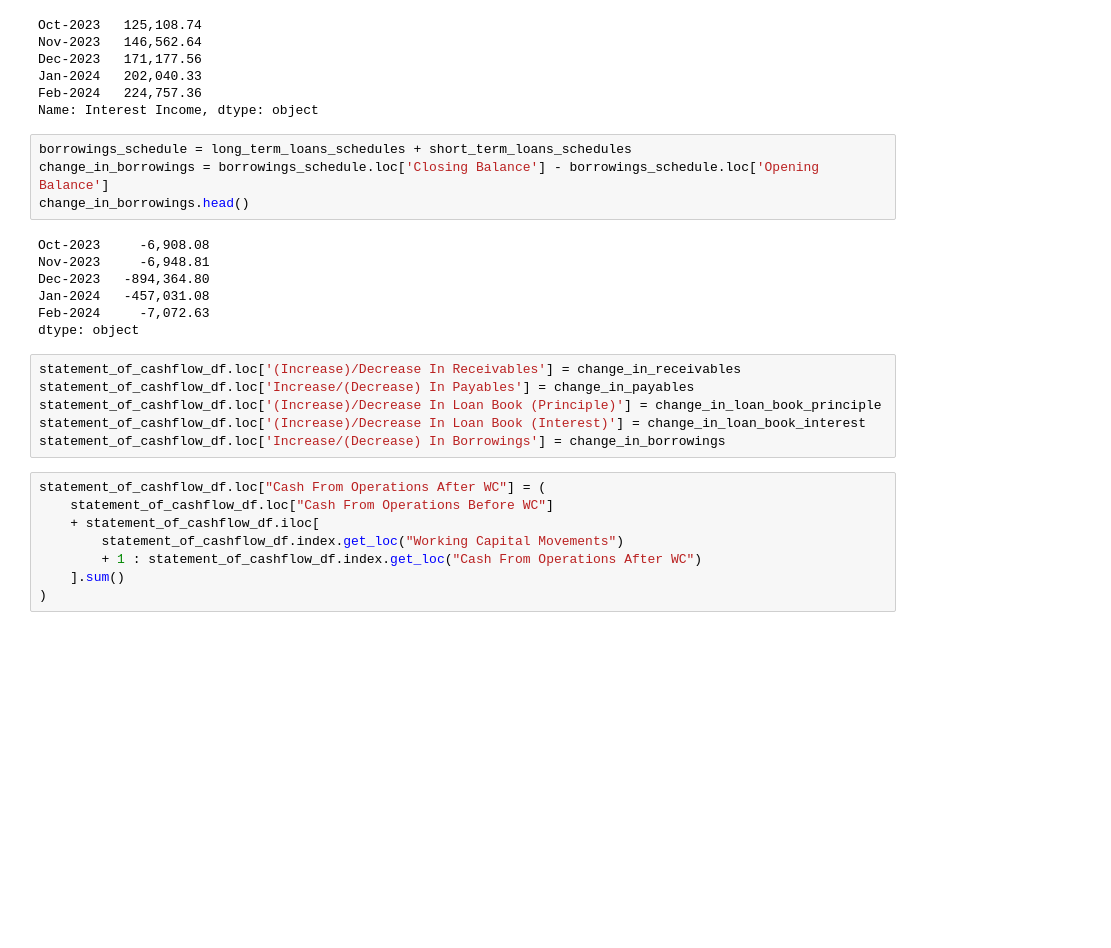
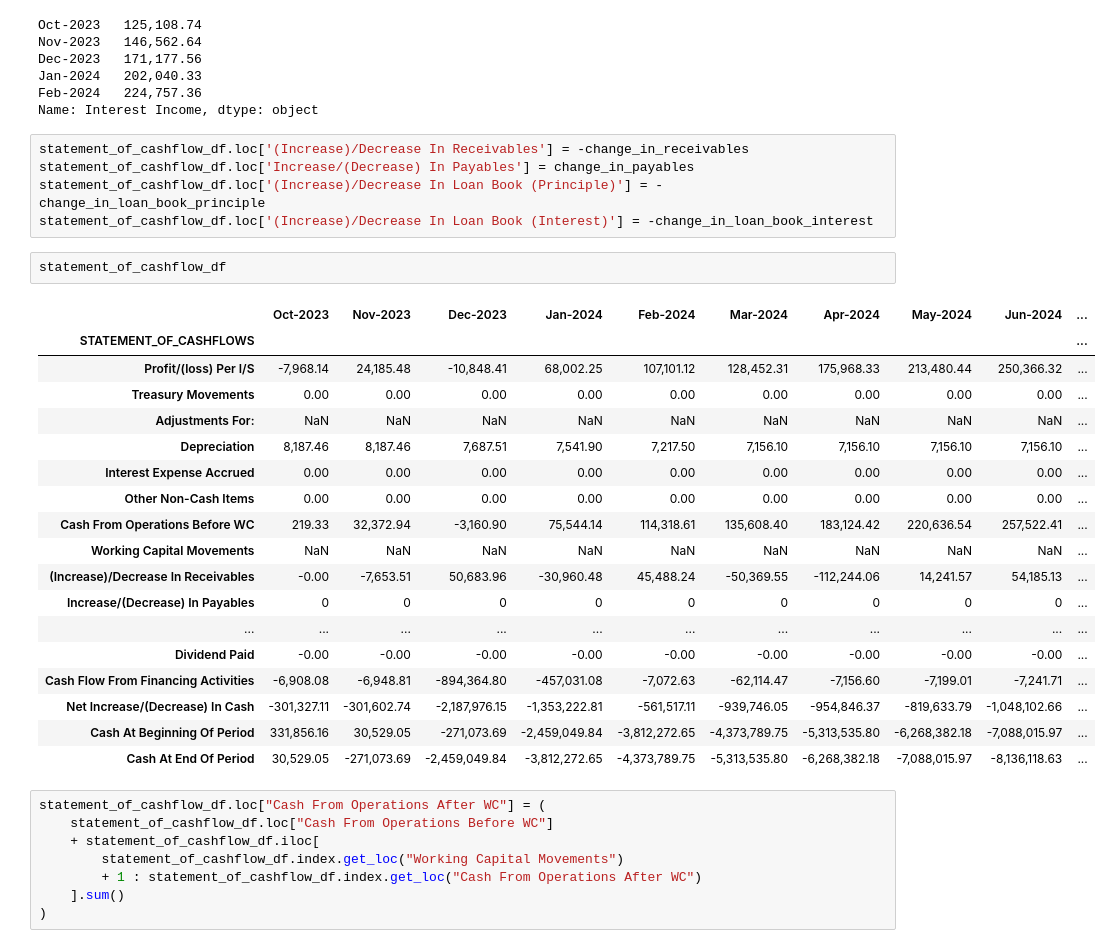
Before and after one commit to judahtc/manage-tenants-template, a Jupyter notebook: notebook_model.ipynb, the cells around one changed output. Saved outputs shown, nothing was run; the diff lists cells and outputs as text; blank space fills up the shorter version.

```diff
--- a/notebook_model.ipynb
+++ b/notebook_model.ipynb
@@ -1980,23 +1982,32 @@ Dec-2023   171,177.56
 Jan-2024   202,040.33
 Feb-2024   224,757.36
 Name: Interest Income, dtype: object
-# %%
-borrowings_schedule = long_term_loans_schedules + short_term_loans_schedules
-change_in_borrowings = borrowings_schedule.loc['Closing Balance'] - borrowings_schedule.loc['Opening Balance']
-change_in_borrowings.head()
-# %% [output]
-Oct-2023     -6,908.08
-Nov-2023     -6,948.81
-Dec-2023   -894,364.80
-Jan-2024   -457,031.08
-Feb-2024     -7,072.63
-dtype: object
 # %%
-statement_of_cashflow_df.loc['(Increase)/Decrease In Receivables'] = change_in_receivables
+statement_of_cashflow_df.loc['(Increase)/Decrease In Receivables'] = -change_in_receivables
 statement_of_cashflow_df.loc['Increase/(Decrease) In Payables'] = change_in_payables
-statement_of_cashflow_df.loc['(Increase)/Decrease In Loan Book (Principle)'] = change_in_loan_book_principle
-statement_of_cashflow_df.loc['(Increase)/Decrease In Loan Book (Interest)'] = change_in_loan_book_interest
-statement_of_cashflow_df.loc['Increase/(Decrease) In Borrowings'] = change_in_borrowings
+statement_of_cashflow_df.loc['(Increase)/Decrease In Loan Book (Principle)'] = -change_in_loan_book_principle
+statement_of_cashflow_df.loc['(Increase)/Decrease In Loan Book (Interest)'] = -change_in_loan_book_interest
+# %%
+statement_of_cashflow_df
+# %% [output]
+|  | Oct-2023 | Nov-2023 | Dec-2023 | Jan-2024 | Feb-2024 | Mar-2024 | Apr-2024 | May-2024 | Jun-2024 | ... |
+| STATEMENT_OF_CASHFLOWS |  |  |  |  |  |  |  |  |  | ... |
+| Profit/(loss) Per I/S | -7,968.14 | 24,185.48 | -10,848.41 | 68,002.25 | 107,101.12 | 128,452.31 | 175,968.33 | 213,480.44 | 250,366.32 | ... |
+| Treasury Movements | 0.00 | 0.00 | 0.00 | 0.00 | 0.00 | 0.00 | 0.00 | 0.00 | 0.00 | ... |
+| Adjustments For: | NaN | NaN | NaN | NaN | NaN | NaN | NaN | NaN | NaN | ... |
+| Depreciation | 8,187.46 | 8,187.46 | 7,687.51 | 7,541.90 | 7,217.50 | 7,156.10 | 7,156.10 | 7,156.10 | 7,156.10 | ... |
+| Interest Expense Accrued | 0.00 | 0.00 | 0.00 | 0.00 | 0.00 | 0.00 | 0.00 | 0.00 | 0.00 | ... |
+| Other Non-Cash Items | 0.00 | 0.00 | 0.00 | 0.00 | 0.00 | 0.00 | 0.00 | 0.00 | 0.00 | ... |
+| Cash From Operations Before WC | 219.33 | 32,372.94 | -3,160.90 | 75,544.14 | 114,318.61 | 135,608.40 | 183,124.42 | 220,636.54 | 257,522.41 | ... |
+| Working Capital Movements | NaN | NaN | NaN | NaN | NaN | NaN | NaN | NaN | NaN | ... |
+| (Increase)/Decrease In Receivables | -0.00 | -7,653.51 | 50,683.96 | -30,960.48 | 45,488.24 | -50,369.55 | -112,244.06 | 14,241.57 | 54,185.13 | ... |
+| Increase/(Decrease) In Payables | 0 | 0 | 0 | 0 | 0 | 0 | 0 | 0 | 0 | ... |
+| ... | ... | ... | ... | ... | ... | ... | ... | ... | ... | ... |
+| Dividend Paid | -0.00 | -0.00 | -0.00 | -0.00 | -0.00 | -0.00 | -0.00 | -0.00 | -0.00 | ... |
+| Cash Flow From Financing Activities | -6,908.08 | -6,948.81 | -894,364.80 | -457,031.08 | -7,072.63 | -62,114.47 | -7,156.60 | -7,199.01 | -7,241.71 | ... |
+| Net Increase/(Decrease) In Cash | -301,327.11 | -301,602.74 | -2,187,976.15 | -1,353,222.81 | -561,517.11 | -939,746.05 | -954,846.37 | -819,633.79 | -1,048,102.66 | ... |
+| Cash At Beginning Of Period | 331,856.16 | 30,529.05 | -271,073.69 | -2,459,049.84 | -3,812,272.65 | -4,373,789.75 | -5,313,535.80 | -6,268,382.18 | -7,088,015.97 | ... |
+| Cash At End Of Period | 30,529.05 | -271,073.69 | -2,459,049.84 | -3,812,272.65 | -4,373,789.75 | -5,313,535.80 | -6,268,382.18 | -7,088,015.97 | -8,136,118.63 | ... |
 # %%
 statement_of_cashflow_df.loc["Cash From Operations After WC"] = (
     statement_of_cashflow_df.loc["Cash From Operations Before WC"]
```
Also changed, not shown: parts of 9 cells of this notebook, 2 other files.
